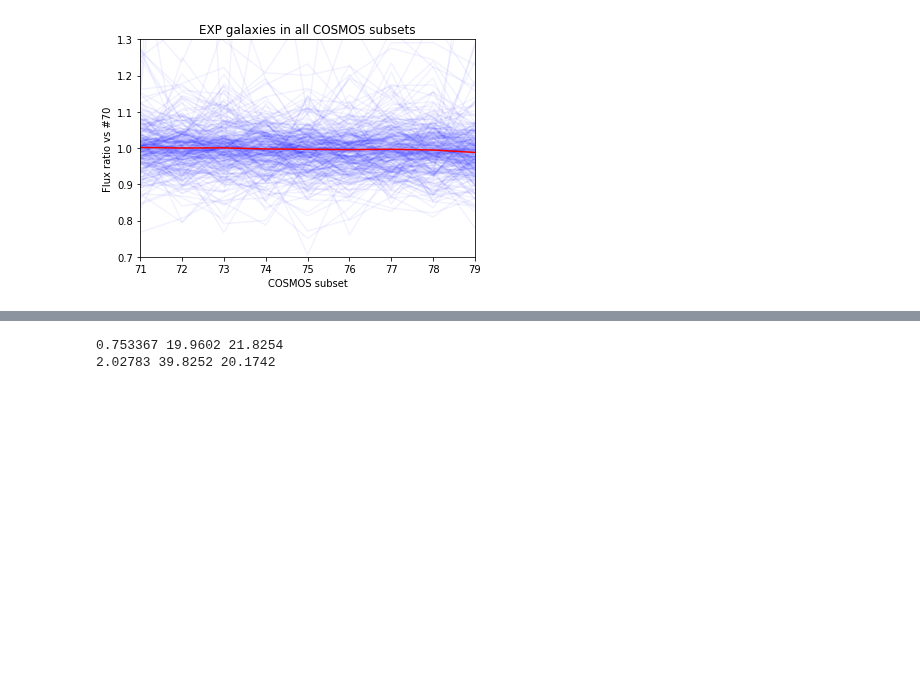
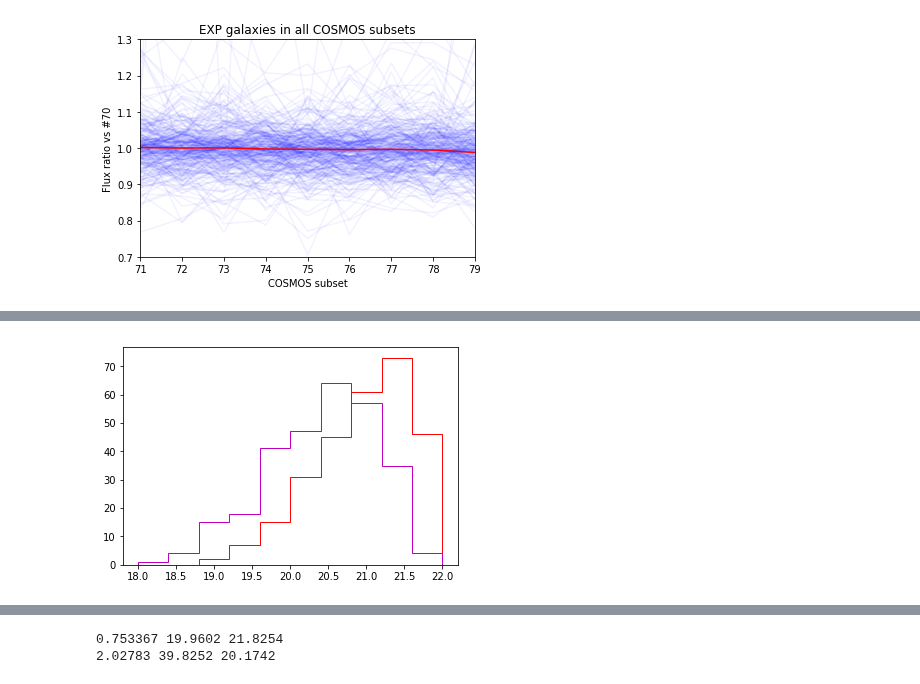
Before and after one commit to legacysurvey/legacypipe, a Jupyter notebook: py/legacyanalysis/cosmos-dr7.ipynb, the cells around one changed output, grey strips where cells are left out. Saved outputs shown, nothing was run; the diff lists cells and outputs as text; code cells hidden in the pictures; blank space fills up the shorter version.

```diff
--- a/py/legacyanalysis/cosmos-dr7.ipynb
+++ b/py/legacyanalysis/cosmos-dr7.ipynb
@@ -324,0 +347,5 @@ plt.axis([0.7, 1.4, 0.7, 1.4]);
+# %%
+plt.hist(M0.r_mag, range=(18,22), histtype='step', color='r');
+plt.hist(M0.z_mag, range=(18,22), histtype='step', color='m');
+# %% [output]
+[figure, added]
```
Also changed, not shown: parts of 5 cells of this notebook.
